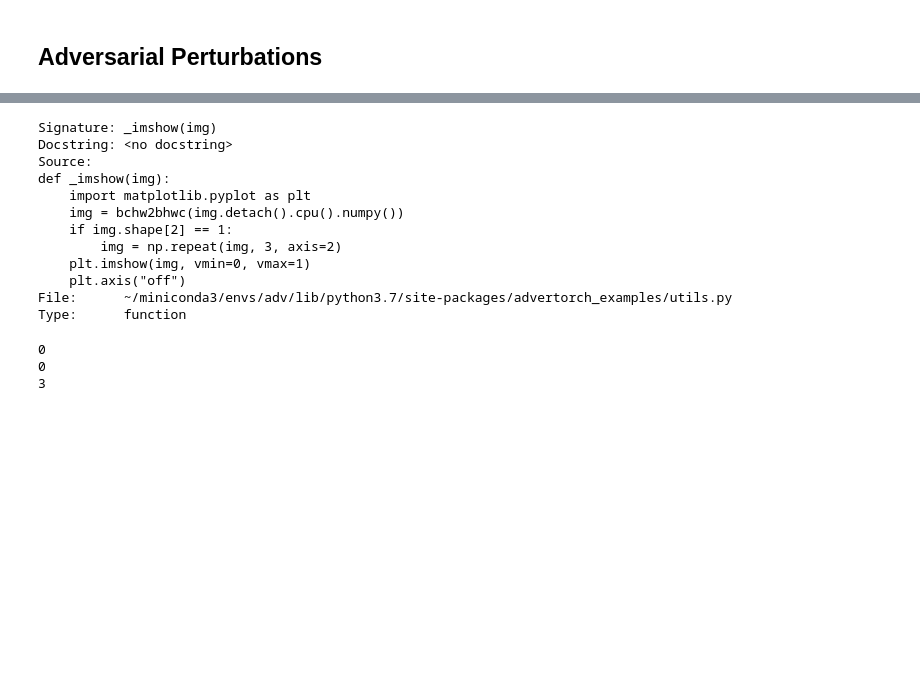
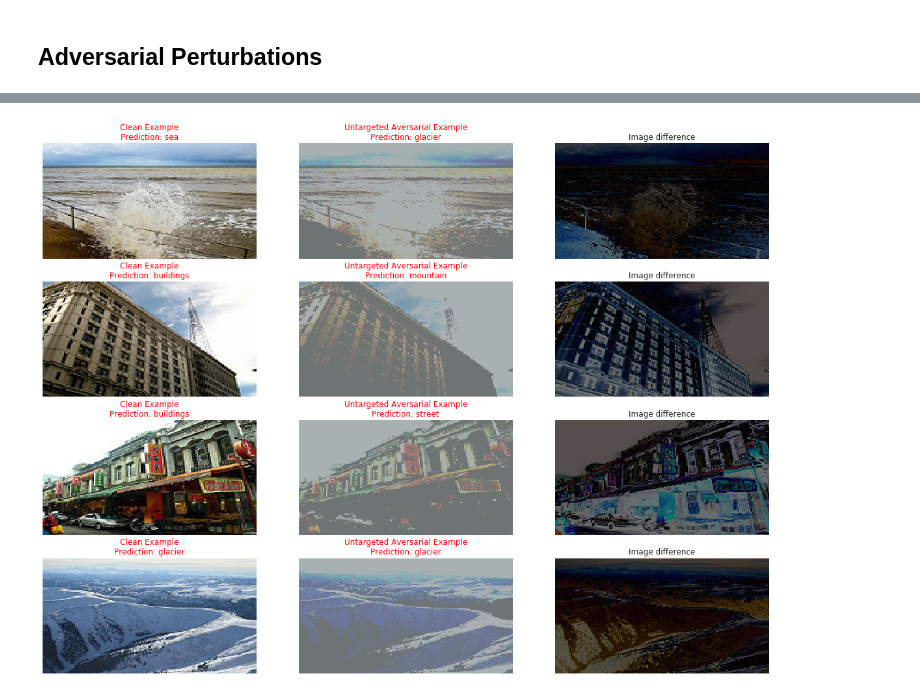
Before and after one commit to sudarshan85/adversarial_demo, a Jupyter notebook: natural_scene.ipynb, the cells around one changed output, grey strips where cells are left out. Cells and saved outputs as stored; diff of their text form; code cells hidden in the pictures; blank space fills up the shorter version.

Commit message:
Untargeted attack

```diff
--- a/natural_scene.ipynb
+++ b/natural_scene.ipynb
@@ -13,6 +13,7 @@ from PIL import Image
 import matplotlib.pyplot as plt
 import seaborn as sns
 sns.set_style("darkgrid")
+plt.rcParams["axes.grid"] = False
 %matplotlib inline
 # %%
 import torch
@@ -43,7 +43,16 @@ data_path = Path('./data')
 # %% [markdown]
 ## Functions
 # %%
-def for_disp(img): return transforms.ToPILImage()(img.mul(data_stats['std'][:, None, None]).add(data_stats['mean'][:, None, None]))
+# def for_disp_pil(img): return transforms.ToPILImage()(img.mul(data_stats['std'][:, None, None]).add(data_stats['mean'][:, None, None]))
+
+def for_disp(x):
+  img = x.cpu()
+  img = img.mul(data_stats['std'][:,None,None]).add(data_stats['mean'][:,None,None])
+  img = img.numpy()
+  img = img.swapaxes(1,2)
+  img = img.swapaxes(2,3)
+
+  return img
 
 def get_stats(loader):
   mean,std = 0.0,0.0
@@ -365,37 +318,28 @@ array([3, 4, 0, 2])
-# %%
-_imshow??
-# %% [output]
-Signature: _imshow(img)
-Docstring: <no docstring>
-Source:
-def _imshow(img):
-    import matplotlib.pyplot as plt
-    img = bchw2bhwc(img.detach().cpu().numpy())
-    if img.shape[2] == 1:
-        img = np.repeat(img, 3, axis=2)
-    plt.imshow(img, vmin=0, vmax=1)
-    plt.axis("off")
-File:      ~/miniconda3/envs/adv/lib/python3.7/site-packages/advertorch_examples/utils.py
-Type:      function
-# %%
-# plt.figure(figsize=(10, 8))
-for ii in range(bs):
-#   plt.subplot(3, bs, ii + 1)
-  _imshow()
-  print(labels[ii])
-  print(pred_clean[ii])
-  print(pred_untargeted_adv[ii])
-  break
-#   _imshow(labels[ii])
-#   plt.title("clean \n pred: {}".format(pred_clean[ii]))
-#   plt.subplot(3, bs, ii + 1 + bs)
-#   _imshow(adv_untargeted[ii])
-#   plt.title("untargeted \n adv \n pred: {}".format(
-#       pred_untargeted_[ii]))
-
-# plt.tight_layout()
-# plt.show()
-# %% [output]
-0
-0
-3
+# %%
+x_clean, y_true = test_itr.next()
+x_clean,y_true = x_clean.cuda(),y_true.cuda()
+x_unt_adv = adversary.perturb(x_clean, y_true)
+y_pred,y_unt_pred = net.predict(x_clean), net.predict(x_unt_adv)
+y_true = y_true.cpu().numpy()
+# %%
+imgs,imgs_adv = for_disp(x_clean),for_disp(x_unt_adv)
+imgs_diff = np.abs(imgs-imgs_adv)
+# %%
+fig,axs = plt.subplots(nrows=4, ncols=3, figsize=(20, 15))
+for i, ax in enumerate(axs[None:]):
+  ax[0].imshow(imgs[i])
+  ax[0].set_title(f"Clean Example\nPrediction: {train_ds.classes[y_pred[i]]}", color='r')
+  ax[0].axis('off')
+  ax[0].axis('tight')
+
+  ax[1].imshow(imgs_adv[i])
+  ax[1].set_title(f"Untargeted Aversarial Example\nPrediction: {train_ds.classes[y_unt_pred[i]]}", color='r')
+  ax[1].axis('off')
+  ax[1].axis('tight')
+
+  ax[2].imshow(imgs_diff[i])
+  ax[2].set_title("Image difference")
+  ax[2].axis('off')
+  ax[2].axis('tight')
+# %% [output]
+[figure, added]
```
Also changed, not shown: parts of 15 cells of this notebook.
